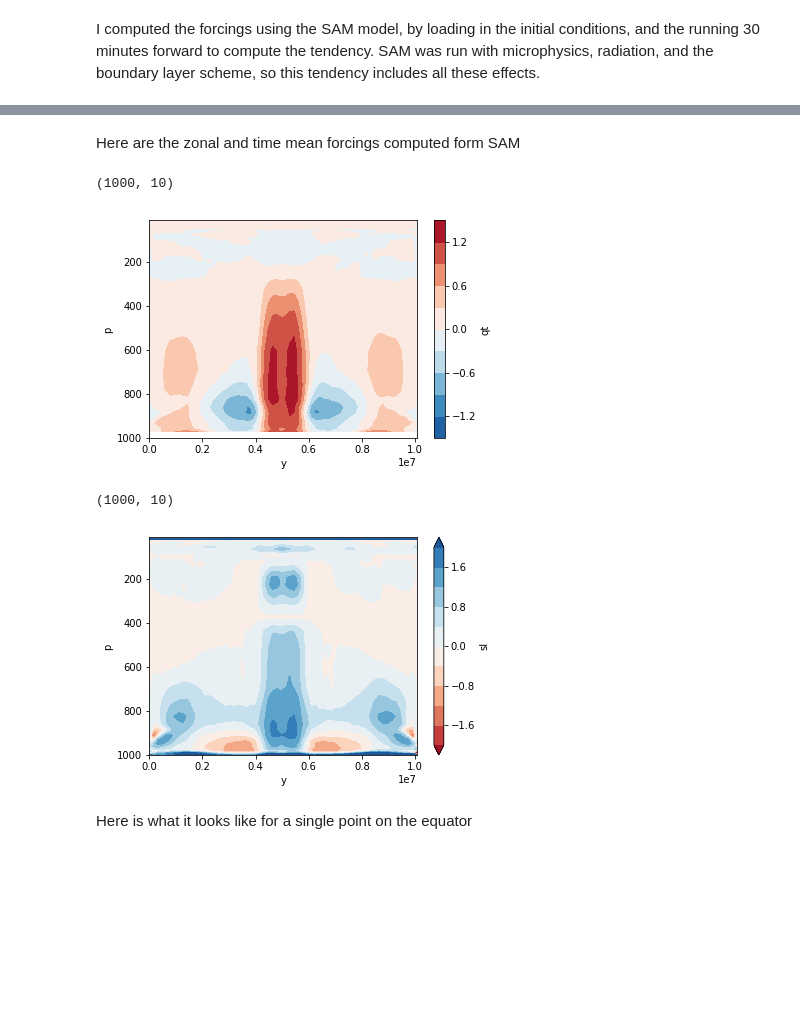
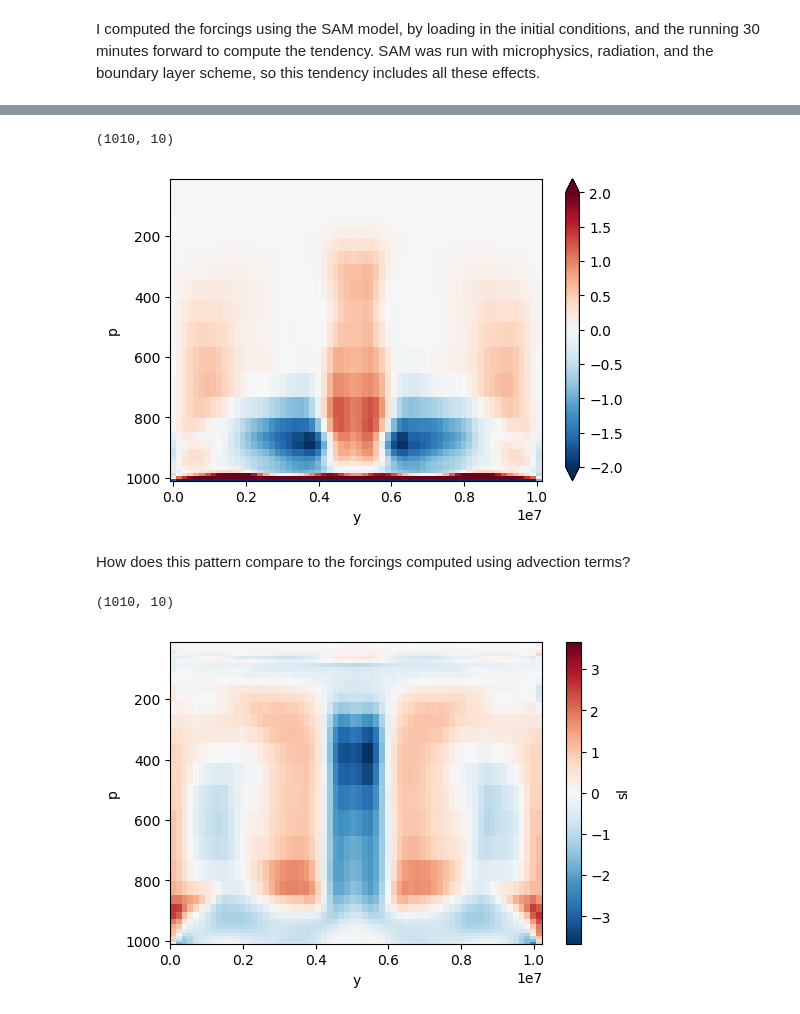
Before and after one commit to nbren12/uwnet, a Jupyter notebook: notebooks/2.7-SAM-computed-forcings.ipynb, the cells around one changed output, grey strips where cells are left out. Cells and saved outputs as stored; diff of their text form; code cells hidden in the pictures; blank space fills up the shorter version.

Commit message:
Compare SAM tendencies w/ centered differences

```diff
--- a/notebooks/2.7-SAM-computed-forcings.ipynb
+++ b/notebooks/2.7-SAM-computed-forcings.ipynb
@@ -11 +52,9 @@ input_path = "../data/processed/inputs.nc"
+# %%
+FQV.mean(['x', 'time']).plot(vmax=2)
+plt.ylim([1010, 10])
+# %% [output]
+(1010, 10)
+[figure, added]
+# %% [markdown]
+How does this pattern compare to the forcings computed using advection terms?
 # %%
@@ -17,16 +62,6 @@ ins = ins.swap_dims({'z': 'p'})
-# %% [markdown]
-Here are the zonal and time mean forcings computed form SAM
-# %%
-tends.qt.isel(p=slice(3, None)).mean(['time', 'x']).plot.contourf(levels=11)
-plt.ylim([1000, 10])
-# %% [output]
-(1000, 10)
-[figure, removed]
-# %%
-tends.sl.mean(['time', 'x']).plot.contourf(levels=11, vmin=-2, vmax=2, cmap='RdBu')
-plt.ylim([1000, 10])
-# %% [output]
-(1000, 10)
-[figure, removed]
-# %% [markdown]
-Here is what it looks like for a single point on the equator
+# %%
+ds_cent.sl.mean(['x', 'time']).plot(x='y', y='p')
+plt.ylim([1010, 10])
+# %% [output]
+(1010, 10)
+[figure, added]
```
Also changed, not shown: parts of 19 cells of this notebook.
